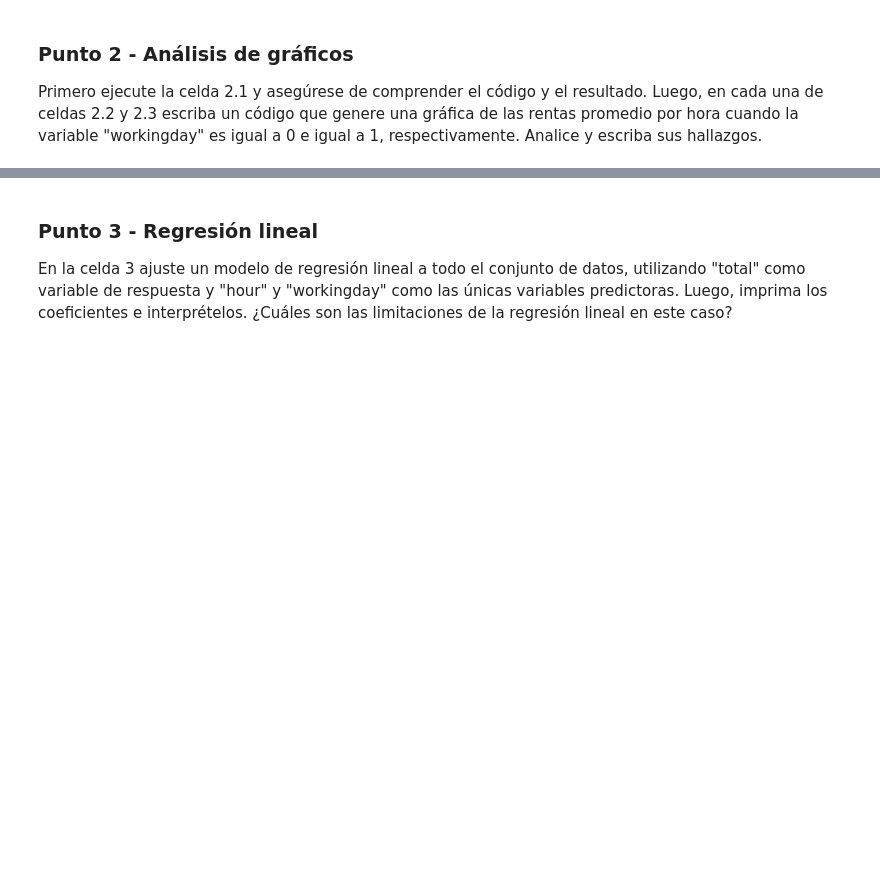
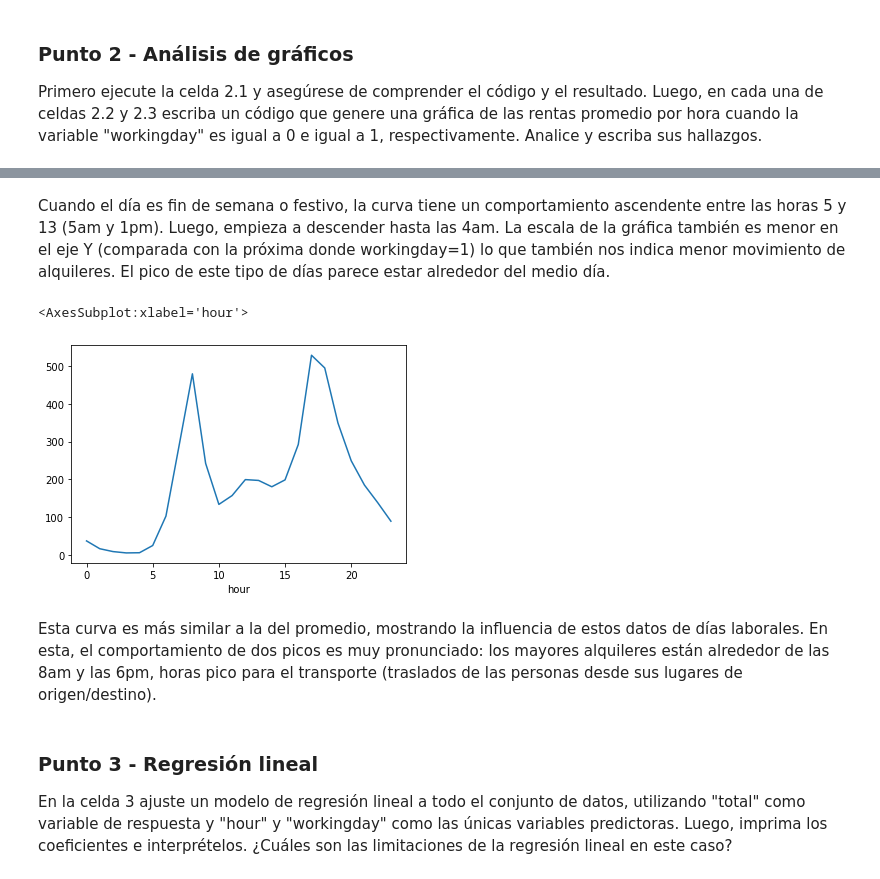
Before and after one commit to egirald/MIAD_ML_and_NLP, a Jupyter notebook: Semana 1/S1TC1_arboles_ensamblajes.ipynb, the cells around one changed output, grey strips where cells are left out. Saved outputs shown, nothing was run; the diff lists cells and outputs as text; code cells hidden in the pictures; blank space fills up the shorter version.

```diff
--- a/Semana 1/S1TC1_arboles_ensamblajes.ipynb
+++ b/Semana 1/S1TC1_arboles_ensamblajes.ipynb
@@ -52,5 +131,13 @@ bikes.groupby('hour').total.mean().plot()
+# %% [markdown]
+Cuando el día es fin de semana o festivo, la curva tiene un comportamiento ascendente entre las horas 5 y 13 (5am y 1pm). Luego, empieza a descender hasta las 4am. La escala de la gráfica también es menor en el eje Y (comparada con la próxima donde workingday=1) lo que también nos indica menor movimiento de alquileres. El pico de este tipo de días parece estar alrededor del medio día.
 # %%
 # Celda 2.3 - "workingday"=1 escriba su código y hallazgos
+bikes[bikes["workingday"]==1].groupby('hour').total.mean().plot()
+# %% [output]
+<AxesSubplot:xlabel='hour'>
+[figure, added]
+# %% [markdown]
+Esta curva es más similar a la del promedio, mostrando la influencia de estos datos de días laborales. En esta, el comportamiento de dos picos es muy pronunciado: los mayores alquileres están alrededor de las 8am y las 6pm, horas pico para el transporte (traslados de las personas desde sus lugares de origen/destino).
 # %% [markdown]
 ### Punto 3 - Regresión lineal
 En la celda 3 ajuste un modelo de regresión lineal a todo el conjunto de datos, utilizando "total" como variable de respuesta y "hour" y "workingday" como las únicas variables predictoras. Luego, imprima los coeficientes e interprételos. ¿Cuáles son las limitaciones de la regresión lineal en este caso?
```
Also changed, not shown: parts of 9 cells of this notebook.
